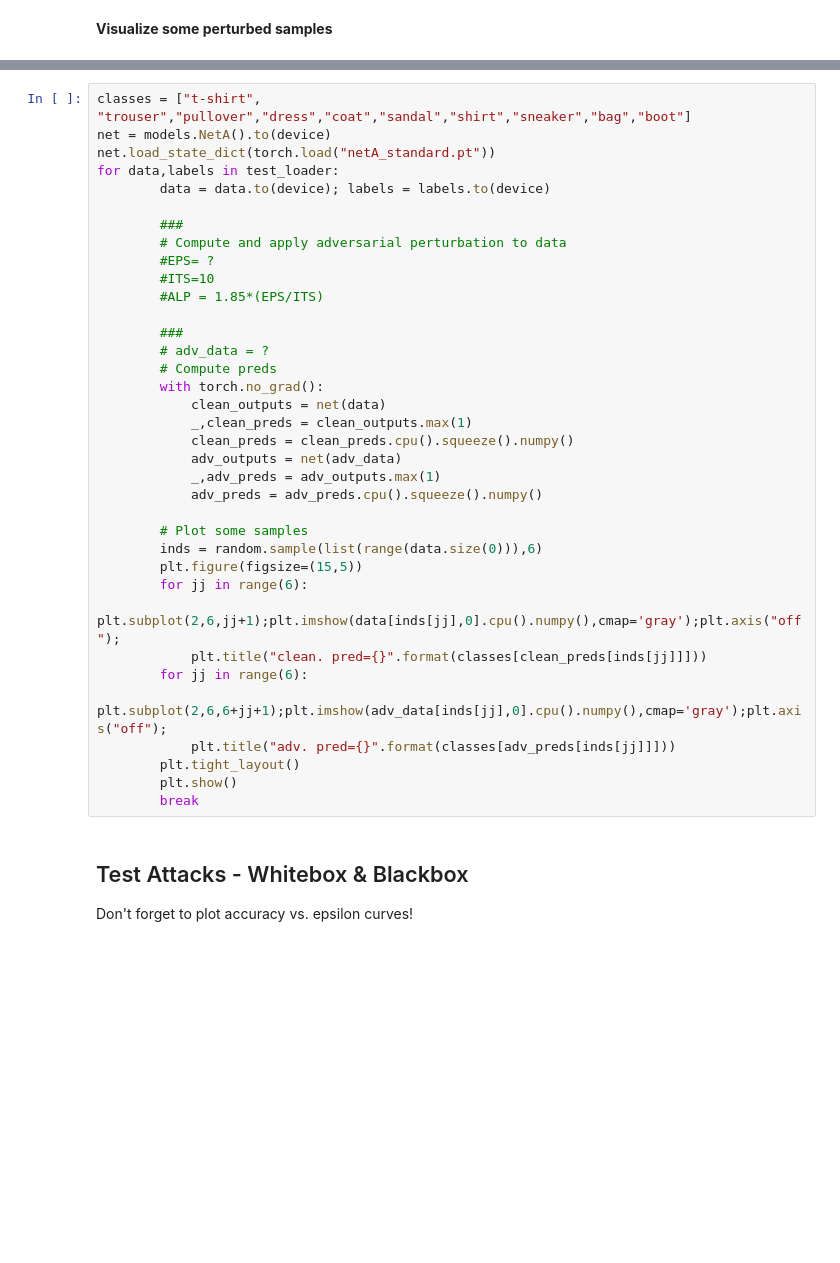
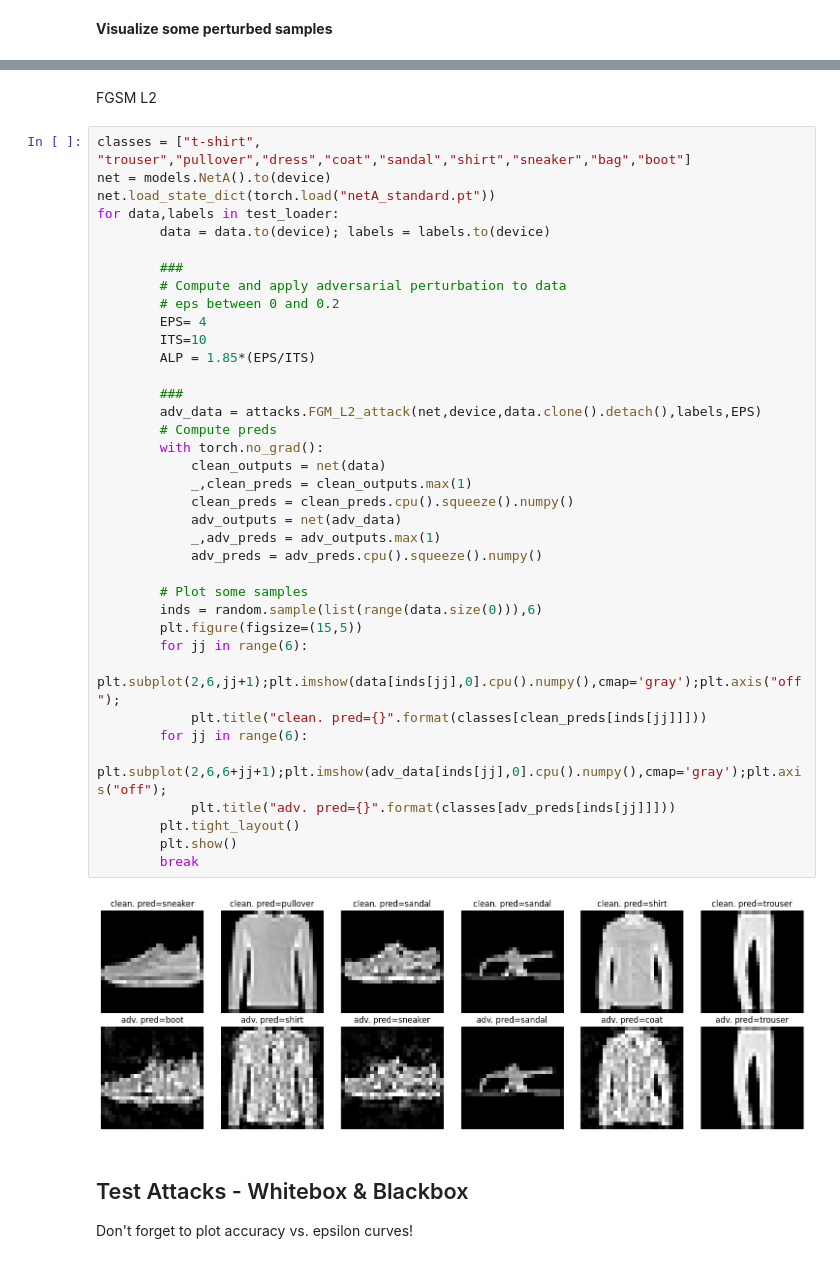
Before and after one commit to johncoogan53/HW5, a Jupyter notebook: HWK5_main.ipynb, the cells around one changed output, grey strips where cells are left out. Cells and saved outputs as stored; diff of their text form; blank space fills up the shorter version.

```diff
--- a/HWK5_main.ipynb
+++ b/HWK5_main.ipynb
@@ -113,39 +348,44 @@ print("Done!")
+# %% [markdown]
+FGSM L2
 # %%
 classes = ["t-shirt", "trouser","pullover","dress","coat","sandal","shirt","sneaker","bag","boot"]
 net = models.NetA().to(device)
 net.load_state_dict(torch.load("netA_standard.pt"))
 for data,labels in test_loader:
         data = data.to(device); labels = labels.to(device)
 
         ###
         # Compute and apply adversarial perturbation to data
-        #EPS= ?
-        #ITS=10
-        #ALP = 1.85*(EPS/ITS)
+        # eps between 0 and 0.2
+        EPS= 4
+        ITS=10
+        ALP = 1.85*(EPS/ITS)
 
         ###
-        # adv_data = ?
+        adv_data = attacks.FGM_L2_attack(net,device,data.clone().detach(),labels,EPS)
         # Compute preds
         with torch.no_grad():
             clean_outputs = net(data)
             _,clean_preds = clean_outputs.max(1)
             clean_preds = clean_preds.cpu().squeeze().numpy()
             adv_outputs = net(adv_data)
             _,adv_preds = adv_outputs.max(1)
             adv_preds = adv_preds.cpu().squeeze().numpy()
 
         # Plot some samples
         inds = random.sample(list(range(data.size(0))),6)
         plt.figure(figsize=(15,5))
         for jj in range(6):
             plt.subplot(2,6,jj+1);plt.imshow(data[inds[jj],0].cpu().numpy(),cmap='gray');plt.axis("off");
             plt.title("clean. pred={}".format(classes[clean_preds[inds[jj]]]))
         for jj in range(6):
             plt.subplot(2,6,6+jj+1);plt.imshow(adv_data[inds[jj],0].cpu().numpy(),cmap='gray');plt.axis("off");
             plt.title("adv. pred={}".format(classes[adv_preds[inds[jj]]]))
         plt.tight_layout()
         plt.show()
         break
+# %% [output]
+[figure, added]
 # %% [markdown]
 ## Test Attacks - Whitebox & Blackbox
 
```
Also changed, not shown: parts of 28 cells of this notebook.
